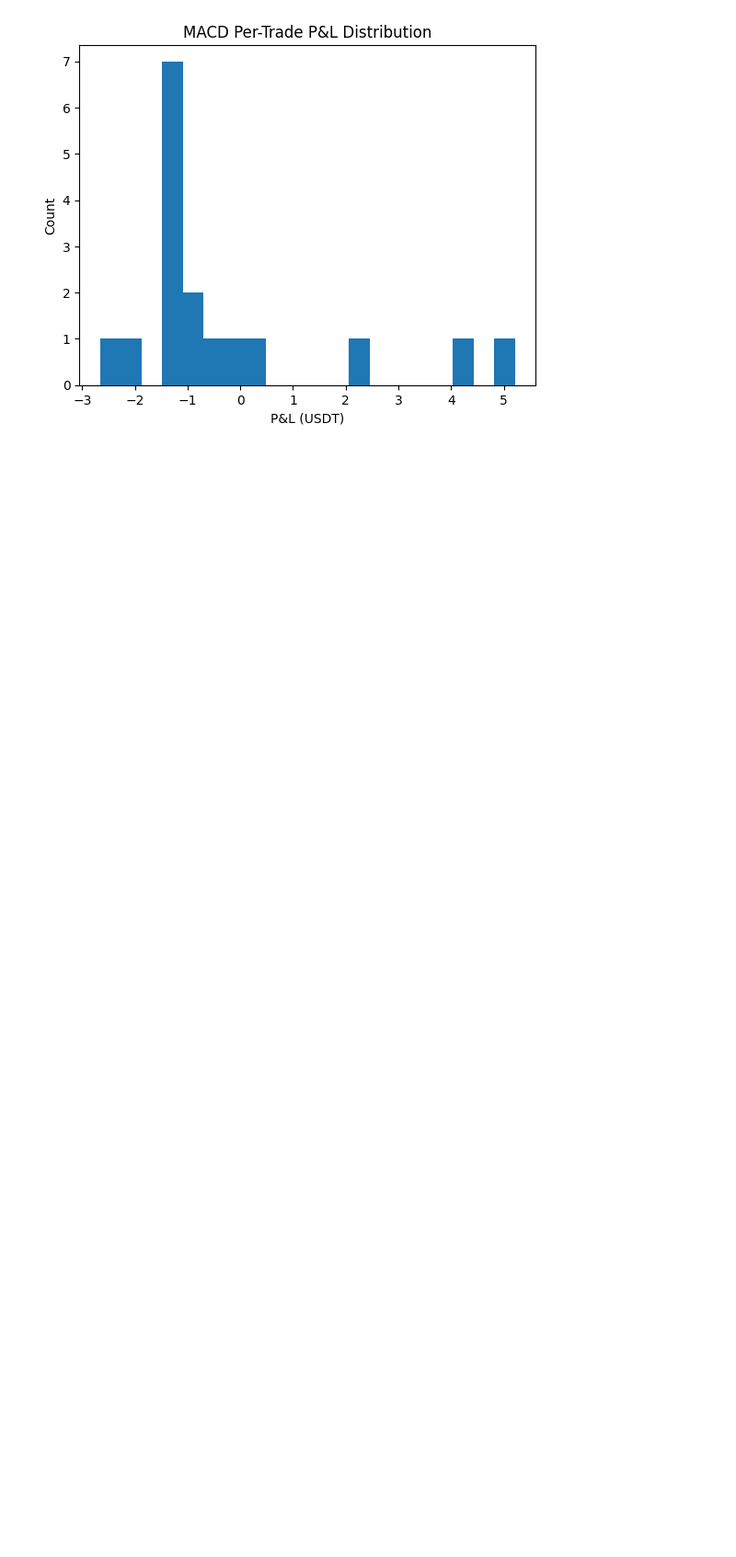
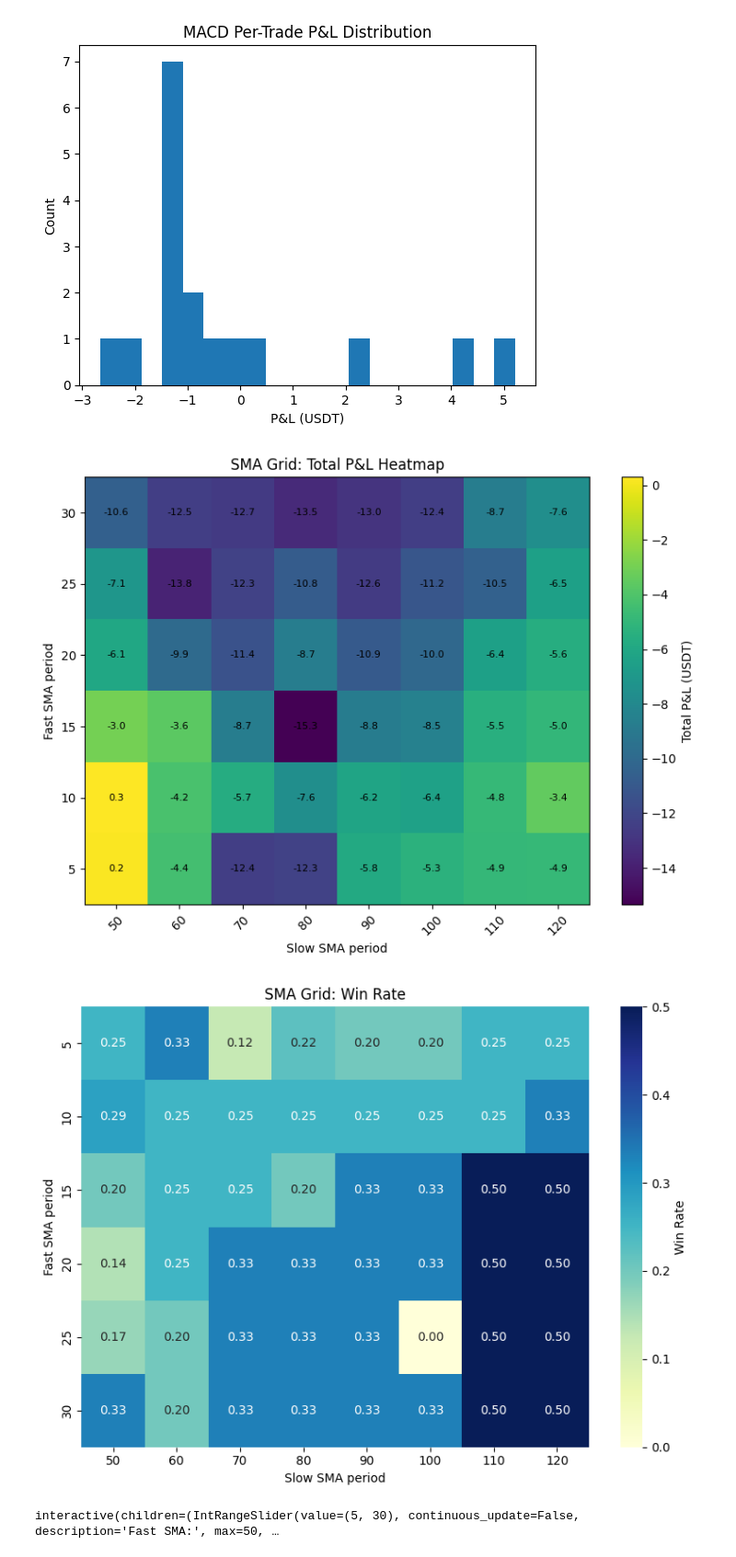
Before and after one commit to elijahmendezcs/solanabot, a Jupyter notebook: dashboard.ipynb, the cells around one changed output. Shown: that part at 92% size. Saved outputs shown, nothing was run; the diff lists cells and outputs as text; code cells hidden in the pictures; blank space fills up the shorter version.

Commit message:
added heatmaps to dashboard for SMA

```diff
--- a/dashboard.ipynb
+++ b/dashboard.ipynb
@@ -171,3 +171,82 @@ plt.ylabel("Count")
 plt.show()
 # %% [output]
 [figure]
+# %%
+# ─── Combined Interactive SMA Grid (P&L + Win Rate) ────────────────────────────
+import ipywidgets as widgets
+from IPython.display import display
+import pandas as pd
+import matplotlib.pyplot as plt
+import numpy as np
+import seaborn as sns
+
+from grid_backtest import grid_search, grid_search_with_winrate
+from config import FEE_PCT, SLIPPAGE_PCT
+
+def plot_sma_heatmap(fast_list, slow_list):
+    """Displays the annotated P&L heatmap."""
+    results = grid_search(fast_list, slow_list, FEE_PCT, SLIPPAGE_PCT)
+    df = pd.DataFrame(results)
+    heat = df.pivot(index='fast', columns='slow', values='total_pnl')
+    data = heat.values
+
+    plt.figure(figsize=(8,6))
+    im = plt.imshow(data, aspect='auto', origin='lower')
+    plt.colorbar(im, label='Total P&L (USDT)')
+    plt.xticks(range(len(heat.columns)), heat.columns, rotation=45)
+    plt.yticks(range(len(heat.index)), heat.index)
+    plt.xlabel('Slow SMA period')
+    plt.ylabel('Fast SMA period')
+    plt.title('SMA Grid: Total P&L Heatmap')
+
+    # Annotate each cell
+    for i, j in np.ndindex(data.shape):
+        plt.text(j, i, f"{data[i, j]:.1f}", ha='center', va='center', fontsize=8)
+
+    plt.tight_layout()
+    plt.show()
+
+def plot_winrate_heatmap(fast_list, slow_list):
+    """Displays the win‐rate heatmap."""
+    results_wr = grid_search_with_winrate(fast_list, slow_list, FEE_PCT, SLIPPAGE_PCT)
+    df_wr = pd.DataFrame(results_wr)
+    heat_wr = df_wr.pivot(index='fast', columns='slow', values='win_rate')
+
+    plt.figure(figsize=(8,6))
+    sns.heatmap(heat_wr, annot=True, fmt=".2f", cmap="YlGnBu",
+                cbar_kws={"label":"Win Rate"})
+    plt.title("SMA Grid: Win Rate")
+    plt.xlabel('Slow SMA period')
+    plt.ylabel('Fast SMA period')
+    plt.tight_layout()
+    plt.show()
+
+def interactive_sweep(fast_range, slow_range):
+    # build lists of periods based on slider values
+    fast_list = list(range(fast_range[0], fast_range[1] + 1, 5))
+    slow_list = list(range(slow_range[0], slow_range[1] + 1, 10))
+
+    # 1) show P&L heatmap
+    plot_sma_heatmap(fast_list, slow_list)
+    # 2) show win-rate heatmap
+    plot_winrate_heatmap(fast_list, slow_list)
+
+# Sliders to choose your ranges
+fast_slider = widgets.IntRangeSlider(
+    value=[5, 30], min=5, max=50, step=5,
+    description='Fast SMA:', continuous_update=False
+)
+slow_slider = widgets.IntRangeSlider(
+    value=[50, 120], min=50, max=200, step=10,
+    description='Slow SMA:', continuous_update=False
+)
+
+# Wire it all up
+display(fast_slider, slow_slider)
+widgets.interact(interactive_sweep,
+                 fast_range=fast_slider,
+                 slow_range=slow_slider)
+# %% [output]
+[figure, added]
+[figure, added]
+interactive(children=(IntRangeSlider(value=(5, 30), continuous_update=False, description='Fast SMA:', max=50, …
```
Also changed, not shown: parts of 1 cell of this notebook, 2 other files.
